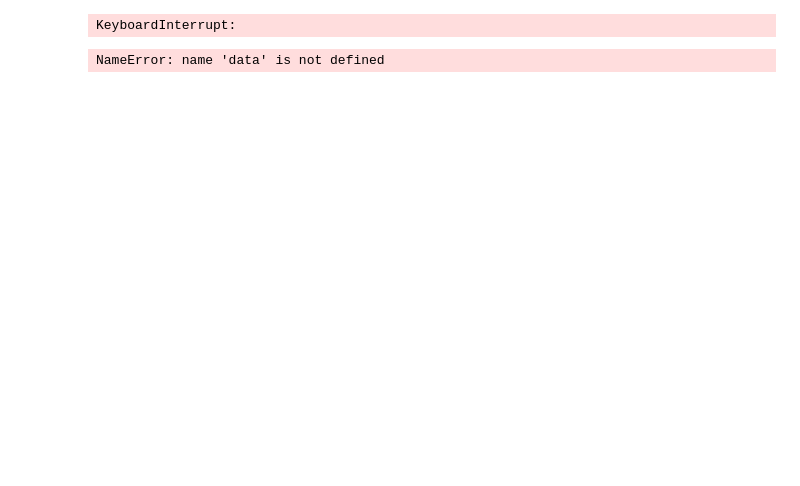
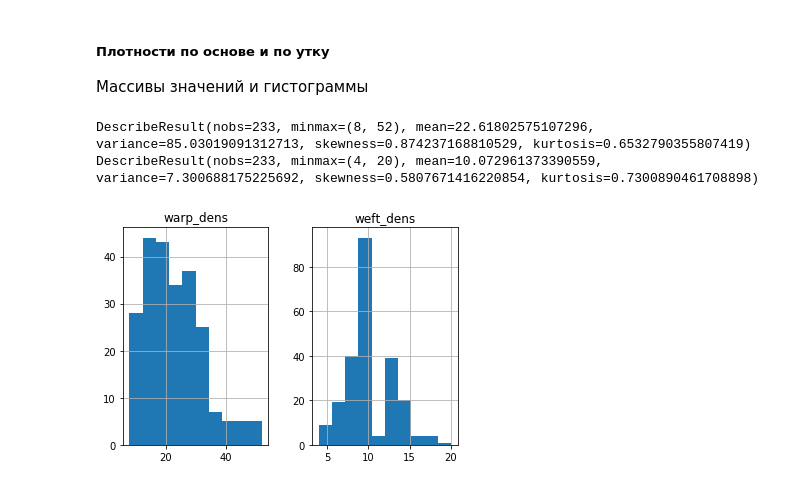
Before and after one commit to streltcov/textile_data, a Jupyter notebook: textile_descriptive.ipynb, the cells around one changed output. Drawn from its saved outputs; the diff is of its cells as text; code cells hidden in the pictures; blank space fills up the shorter version.

Commit message:
densities (warp/weft) and basic descriptive statistics on densities

```diff
--- a/textile_descriptive.ipynb
+++ b/textile_descriptive.ipynb
@@ -12,10 +14,23 @@ from matplotlib import rcParams
 # %%
-filename = str(input())
+# filename = str(input())
+filename = 'dataframe.csv'
 data = pandas.read_csv(filename)
 dataframe = pandas.DataFrame(data)
+dataframe['dens_ratios'] = pandas.Series(dataframe['warp_dens'] / dataframe['weft_dens'])
+#print(dataframe)
-# %% [output]
-KeyboardInterrupt:
-# %%
-densities = pandas.DataFrame(data, columns = ['internal_storage', 'warp_dens', 'weft_dens'])
-# %% [output]
-NameError: name 'data' is not defined
+# %% [markdown]
+##### Плотности по основе и по утку
+Массивы значений и гистограммы
+# %%
+densities = pandas.DataFrame(data, columns = ['internal_storage', 'warp_dens', 'weft_dens'])
+dens_warp = numpy.array(densities['warp_dens'])
+dens_weft = numpy.array(densities['weft_dens'])
+descript_warp = stats.describe(dens_warp)
+descript_weft = stats.describe(dens_weft)
+densities.hist()
+print(descript_warp)
+print(descript_weft)
+# %% [output]
+DescribeResult(nobs=233, minmax=(8, 52), mean=22.61802575107296, variance=85.03019091312713, skewness=0.874237168810529, kurtosis=0.6532790355807419)
+DescribeResult(nobs=233, minmax=(4, 20), mean=10.072961373390559, variance=7.300688175225692, skewness=0.5807671416220854, kurtosis=0.7300890461708898)
+[figure, added]
```
Also changed, not shown: parts of 8 cells of this notebook.
